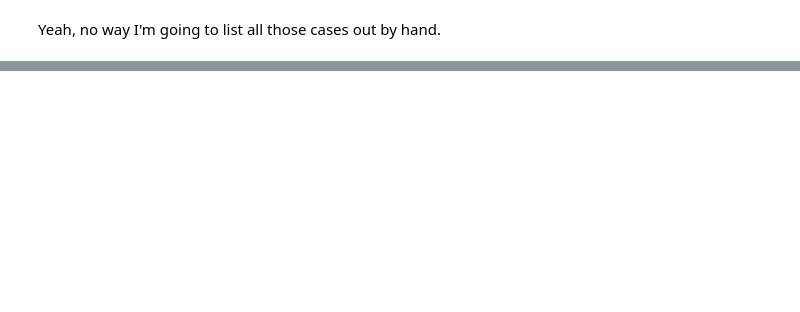
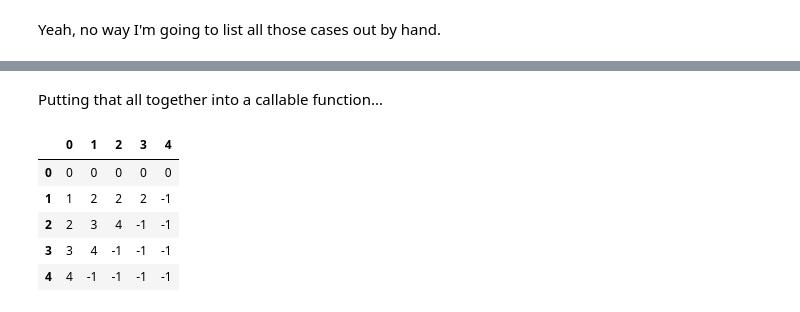
Before and after one commit to whusterj/war-room, a Jupyter notebook: 2024-02-18 including white results.ipynb, the cells around one changed output, grey strips where cells are left out. Drawn from its saved outputs; the diff is of its cells as text; code cells hidden in the pictures; blank space fills up the shorter version.

```diff
--- a/2024-02-18 including white results.ipynb
+++ b/2024-02-18 including white results.ipynb
@@ -94,0 +491,14 @@ Yeah, no way I'm going to list all those cases out by hand.
+# %%
+import pandas as pd
+
+n = 4
+c = [i for i in range(n + 1)]
+w = [i for i in range(n + 1)]
+
+data = [[-1 if c_val + w_val > n else c_val + min(w_val, c_val) for w_val in w] for c_val in c]
+
+# Create a DataFrame from the list of lists
+df = pd.DataFrame(data, index=c, columns=w)
+
+# Display the DataFrame
+print(df)
@@ -94,0 +535,10 @@ Yeah, no way I'm going to list all those cases out by hand.
+# %%
+n = 10
+yb_prob = 5/12
+
+result = []
+for k in range(11):
+    matched = df.stack().loc[df.stack() == k].index
+    result.append((k, sum([multinomial(n, y, yb_prob, w) for y, w in matched])))
+
+result
@@ -94,0 +557,17 @@ Yeah, no way I'm going to list all those cases out by hand.
+# %% [markdown]
+Putting that all together into a callable function...
+# %%
+def make_lookup(n):
+    c = [i for i in range(n + 1)]
+    w = [i for i in range(n + 1)]
+    lookup = [[-1 if c_val + w_val > n else c_val + min(w_val, c_val) for w_val in w] for c_val in c]
+    return pd.DataFrame(lookup, index=c, columns=w)
+
+make_lookup(4)
+# %% [output]
+|  | 0 | 1 | 2 | 3 | 4 |
+| 0 | 0 | 0 | 0 | 0 | 0 |
+| 1 | 1 | 2 | 2 | 2 | -1 |
+| 2 | 2 | 3 | 4 | -1 | -1 |
+| 3 | 3 | 4 | -1 | -1 | -1 |
+| 4 | 4 | -1 | -1 | -1 | -1 |
```
Also changed, not shown: parts of 51 cells of this notebook, 1 other file.
